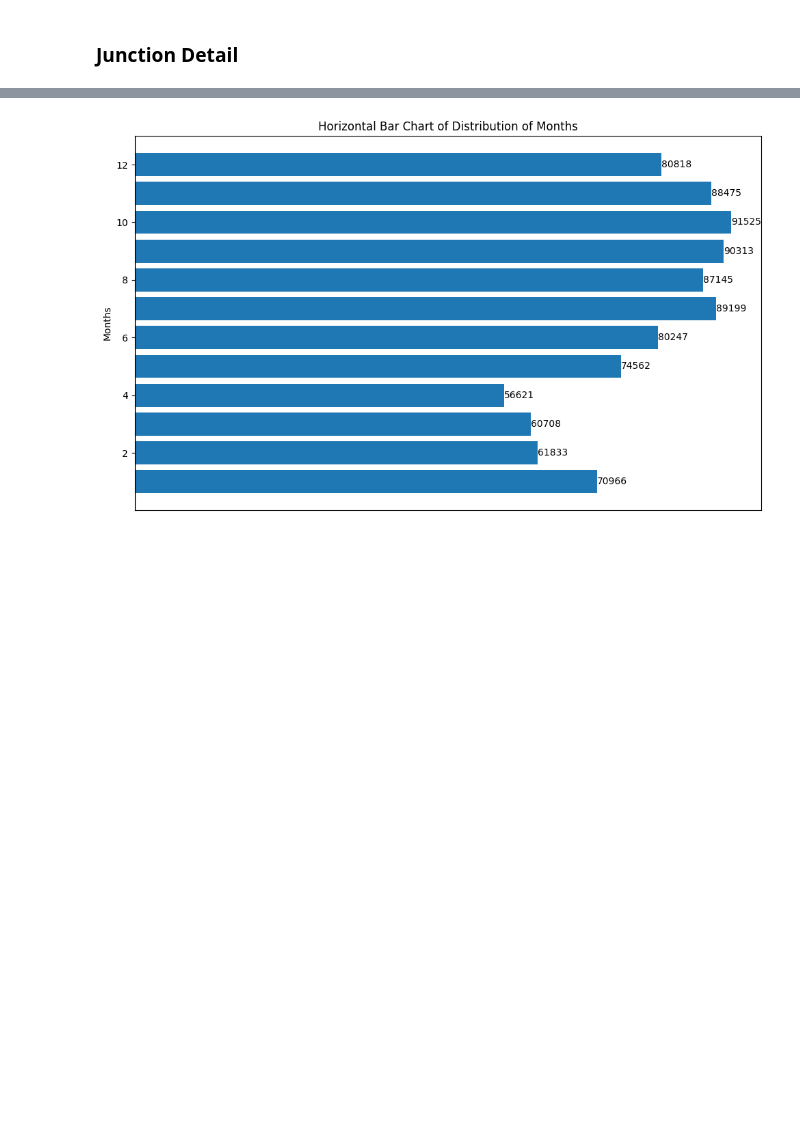
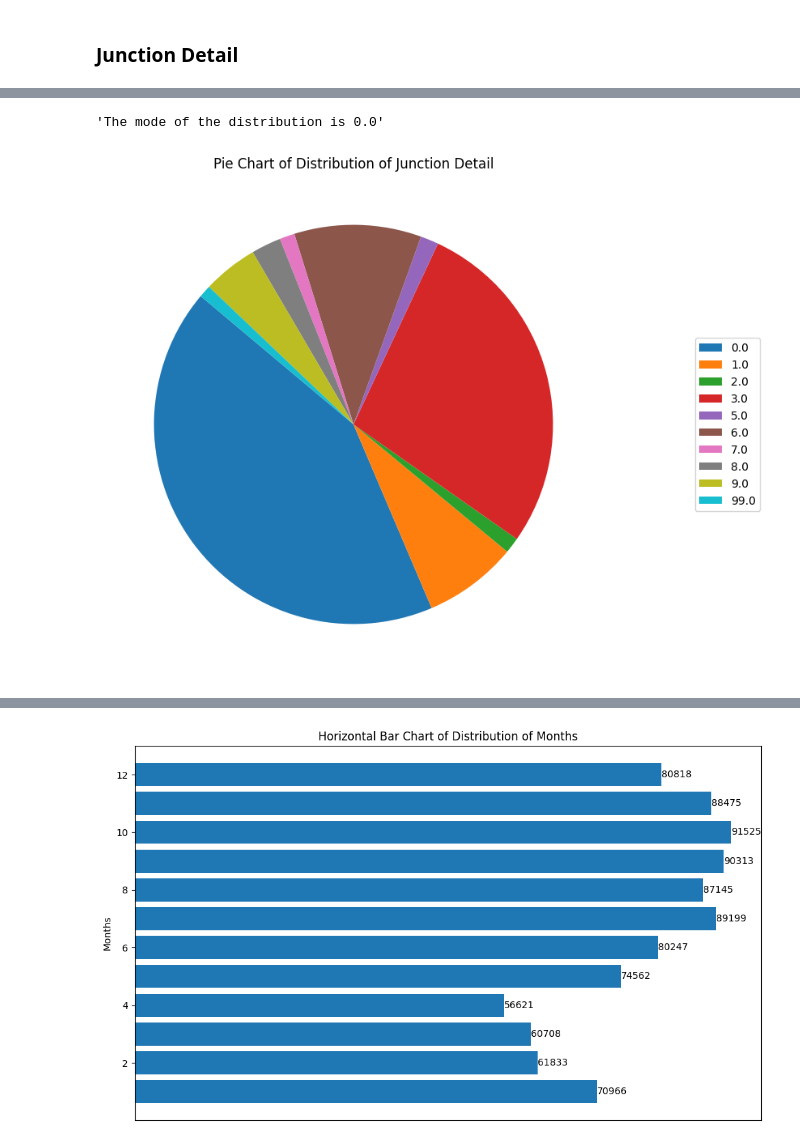
Before and after one commit to Otsemeuno/uk-road-accident, a Jupyter notebook: projectone_exploratory.ipynb, the cells around one changed output, grey strips where cells are left out. Saved outputs shown, nothing was run; the diff lists cells and outputs as text; code cells hidden in the pictures; blank space fills up the shorter version.

```diff
--- a/projectone_exploratory.ipynb
+++ b/projectone_exploratory.ipynb
@@ -332,0 +330,9 @@ def plot_horizontal_bar_chart(df_var, title):
+# %%
+#get the mode and median of the distribution
+calculate_mode(df['junction_detail'])
+# %% [output]
+'The mode of the distribution is 0.0'
+# %%
+plot_pie_chart(df['junction_detail'], 'Junction Detail')
+# %% [output]
+[figure, added]
```
Also changed, not shown: parts of 11 cells of this notebook.
